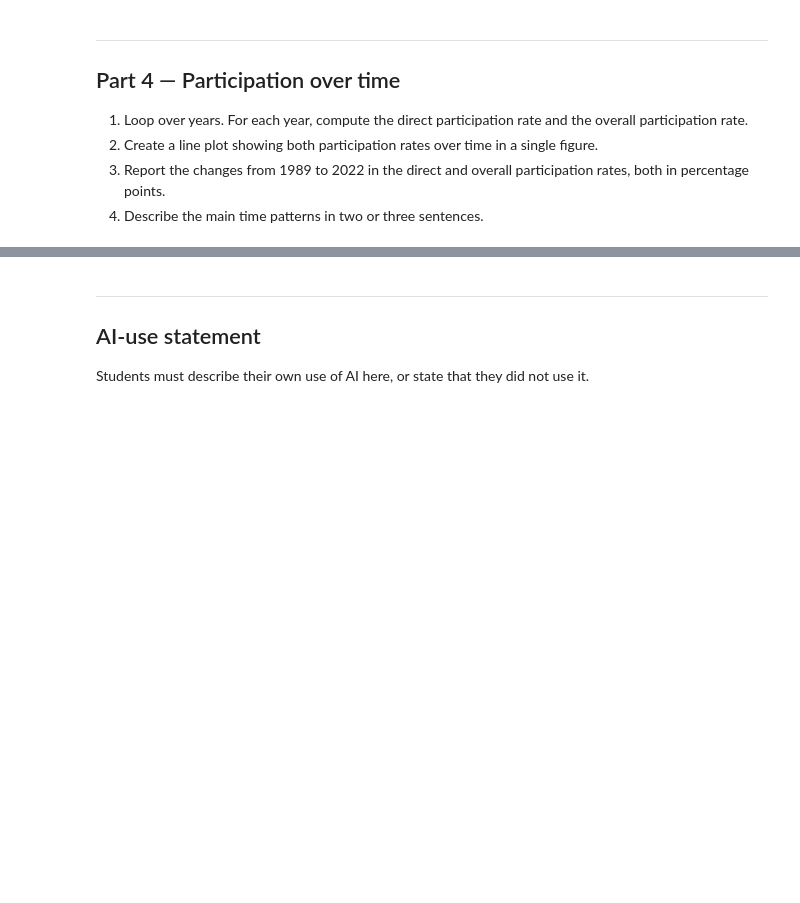
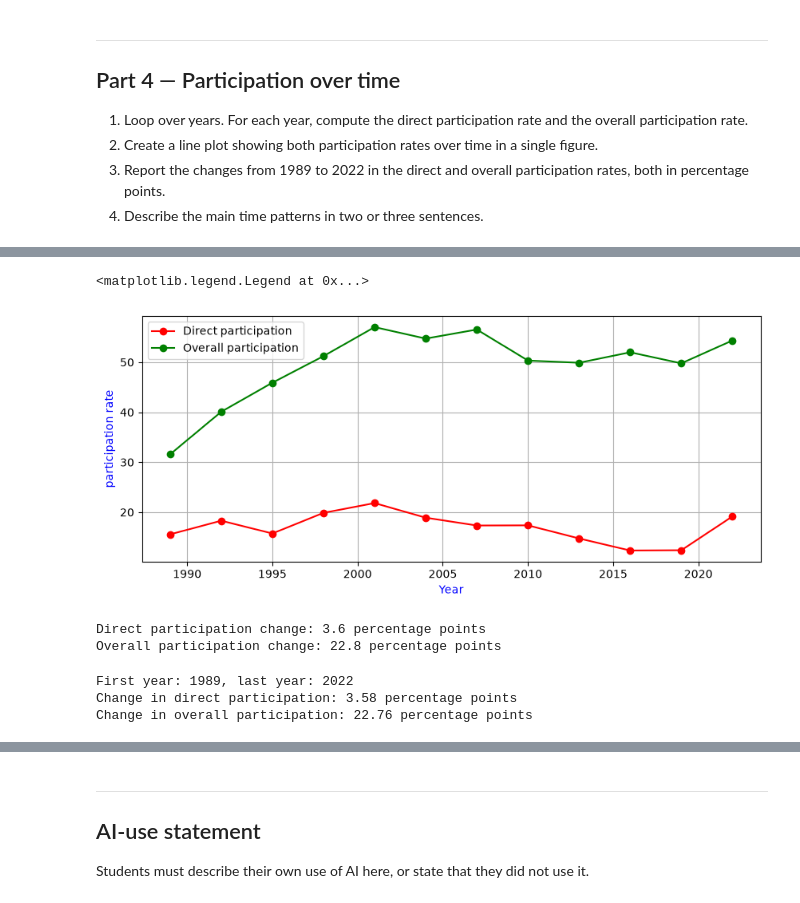
Before and after one commit to Partho-N/TECH2-H26-assignment3, a Jupyter notebook: assignment3.ipynb, the cells around one changed output, grey strips where cells are left out. Saved outputs shown, nothing was run; the diff lists cells and outputs as text; code cells hidden in the pictures; blank space fills up the shorter version.

```diff
--- a/assignment3.ipynb
+++ b/assignment3.ipynb
@@ -371,7 +371,8 @@ The charts show that participation rates generally rise with education level. Pe
    rates, both in percentage points.
 4. Describe the main time patterns in two or three sentences.
 # %%
-years=df_clean_age['year'].unique()
+#4.1
+years=sorted(df_clean_age['year'].unique())
 direct_by_year=[]
 overall_by_year=[]
 for yr in years:
@@ -380,7 +381,7 @@ for yr in years:
     overall_rate=participation_rate(group['overall'])
     direct_by_year.append(direct_rate)
     overall_by_year.append(overall_rate)
-for yr, direct_rate, overall_rate in zip(years, direct_by_year, overall_by_year):
-    print(f"{yr}: Direct participation: {direct_rate:.2f}%, "
-          f"overall participation: {overall_rate:.2f}%")
+
+print(direct_by_year)
+print(overall_by_year)
 # %% [output]
@@ -387,0 +390,21 @@ TypeError: unsupported format string passed to list.__format__
+# %%
+#4.1
+years = []
+direct_by_year = []
+overall_by_year = []
+
+for year in sorted(df_clean_age["year"].unique()):
+
+    group = df_clean_age[df_clean_age["year"] == year]
+
+    direct_rate = participation_rate(group["direct"])
+    overall_rate = participation_rate(group["overall"])
+
+    years.append(year)
+    direct_by_year.append(direct_rate)
+    overall_by_year.append(overall_rate)
+
+    print(f"Year {year}")
+    print(f"Direct participation: {direct_rate:.1f}%")
+    print(f"Overall participation: {overall_rate:.1f}%")
+    print()
@@ -387,0 +444,37 @@ TypeError: unsupported format string passed to list.__format__
+# %%
+#4.2
+plt.figure(figsize=(10,4))
+plt.plot(years, direct_by_year, label="Direct participation", marker='o', color='red')
+plt.plot(years, overall_by_year, label="Overall participation", marker='o', color='green')
+plt.xlabel('Year', color='blue')
+plt.ylabel('participation rate', color='blue')
+plt.grid()
+plt.legend()
+# %% [output]
+<matplotlib.legend.Legend at 0x...>
+[figure, added]
+# %%
+#4.3
+index_1989 = years.index(1989)
+index_2022 = years.index(2022)
+
+direct_change = direct_by_year[index_2022] - direct_by_year[index_1989]
+overall_change = overall_by_year[index_2022] - overall_by_year[index_1989]
+
+print(f"Direct participation change: {direct_change:.1f} percentage points")
+print(f"Overall participation change: {overall_change:.1f} percentage points")
+# %% [output]
+Direct participation change: 3.6 percentage points
+Overall participation change: 22.8 percentage points
+# %%
+#4.3
+direct_change = direct_by_year[-1] - direct_by_year[0]
+overall_change = overall_by_year[-1] - overall_by_year[0]
+
+print(f"First year: {years[0]}, last year: {years[-1]}")
+print(f"Change in direct participation: {direct_change:.2f} percentage points")
+print(f"Change in overall participation: {overall_change:.2f} percentage points")
+# %% [output]
+First year: 1989, last year: 2022
+Change in direct participation: 3.58 percentage points
+Change in overall participation: 22.76 percentage points
```
Also changed, not shown: parts of 6 cells of this notebook.
